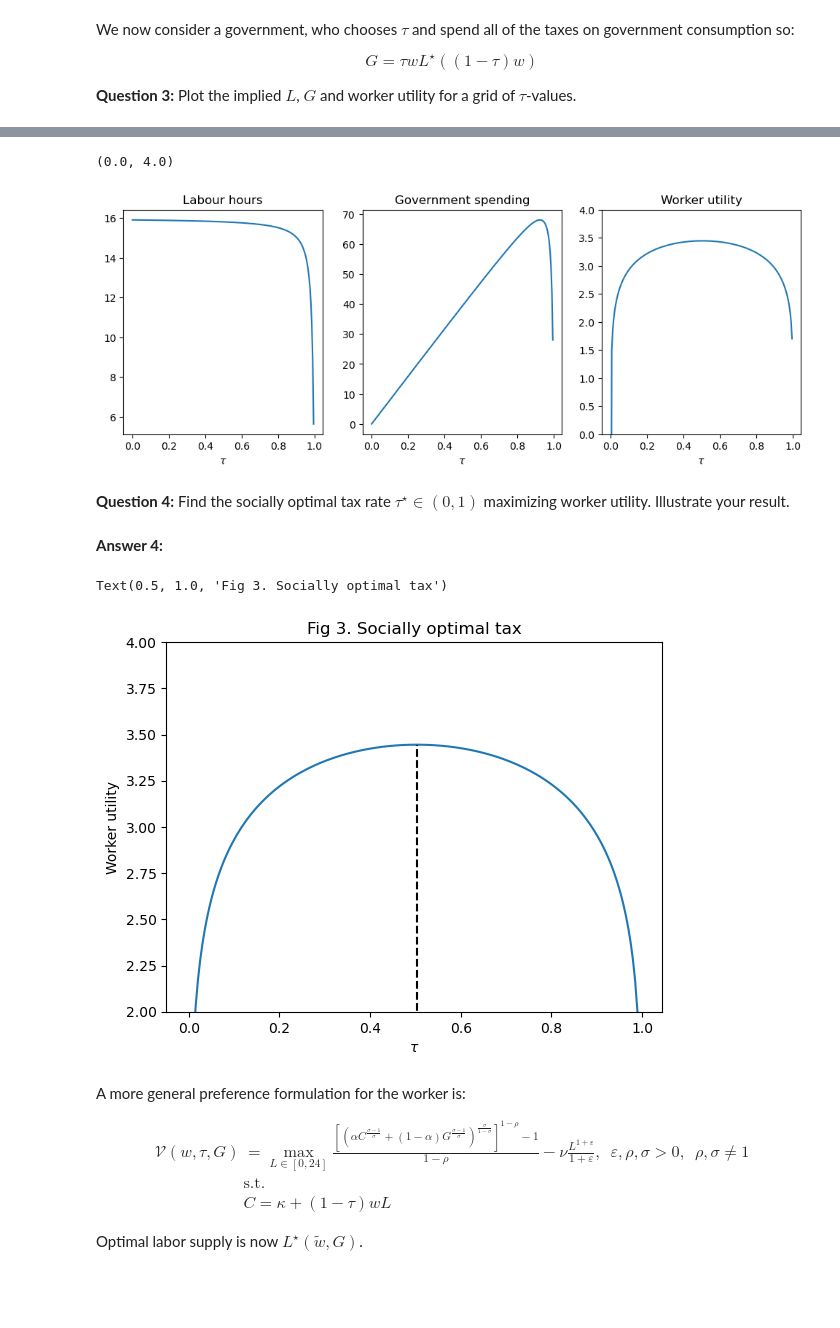
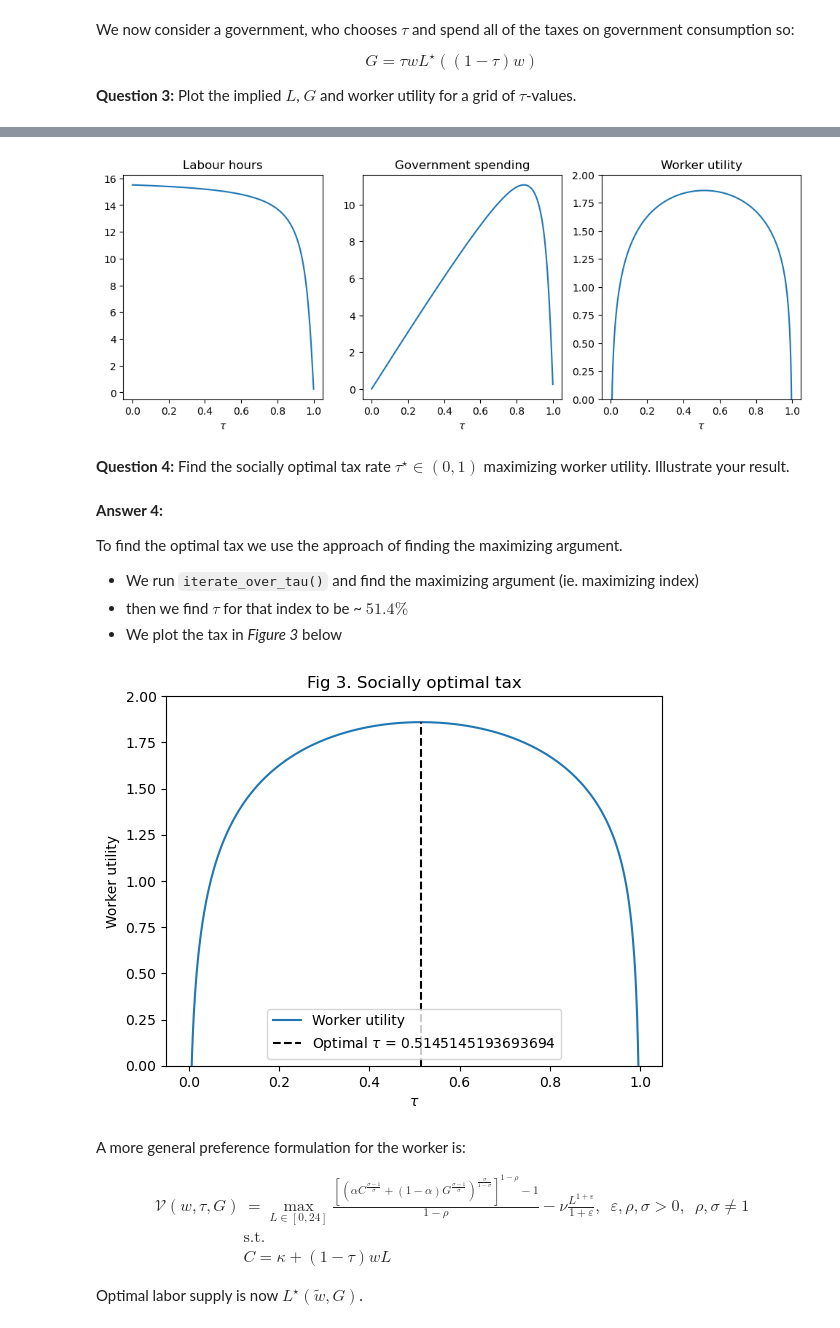
Before and after one commit to NumEconCopenhagen/projects-2023-scb, a Jupyter notebook: exam/Exam-2023-noteboob_FELIX.ipynb, the cells around one changed output, grey strips where cells are left out. Drawn from its saved outputs; the diff is of its cells as text; code cells hidden in the pictures; blank space fills up the shorter version.

```diff
--- a/exam/Exam-2023-noteboob_FELIX.ipynb
+++ b/exam/Exam-2023-noteboob_FELIX.ipynb
@@ -152,13 +163,11 @@ The analytical solutions for G=1 and G=2, respectively, are [15.30165022719559,
 # %%
-
-
 # Create grids
 ws = np.linspace(0,5,200)
 sols = np.empty((2,200))
 sol_1 = np.empty(200)
 sol_2 = np.empty(200)
 
-#Unpack solution for each G
+# iterate and unnpack solution for each G
 for i,w in enumerate(ws):
     bl.w = w
     sols = L_opt(G_list, bl)
@@ -176,4 +185,8 @@ ax.set_title(r"Fig 1. Labour hours as a function of wage, $w$")
 ax.set_ylabel(r'$L(\tilde w)$')
 ax.set_xlabel('$w$')
 ax.legend()
+
+# reset w and w_tilde
+bl.w = 1.0
+bl.w_tilde = (1-bl.tau)*bl.w
 # %% [output]
@@ -198,18 +218,13 @@ def G_func(L, bl): return bl.tau*bl.w*L
 def L_analytical_func(bl):
     return (-bl.kappa + np.sqrt(bl.kappa * bl.kappa + 4 * (bl.alpha / bl.nu) * bl.w_tilde * bl.w_tilde)) / (2 * bl.w_tilde)
 
-# Define Value function with definition for G substituted
-def V_new(L,bl):
-    return np.log(((bl.kappa + (1 - bl.tau) * bl.w * L) ** bl.alpha) * (bl.tau*bl.w*L) ** (1 - bl.alpha)) - bl.nu * ((L * L) / 2)
-
-
 def iterate_over_tau(bl, do_print = False):
 
     # Create grid of taus and empty arrays
-    tau_grid = np.linspace(1e-8,1,200)
-    L_vec = np.empty(200)
-    G_vec = np.empty(200)
-    V_vec = np.empty(200)
+    tau_grid = np.linspace(1e-8,1,1000)
+    L_vec = np.empty(1000)
+    G_vec = np.empty(1000)
+    V_vec = np.empty(1000)
 
     # Iterate L, G and V over tau
     for i, tau in enumerate(tau_grid):
@@ -217,7 +232,9 @@ def iterate_over_tau(bl, do_print = False):
         bl.w_tilde = (1-bl.tau)*bl.w
 
         L_vec[i] = L_analytical_func(bl)
+
         G_vec[i] = G_func(L_vec[i], bl)
+
         V_vec[i] = V(L_vec[i], G_vec[i], bl)
 
         if do_print == True:
@@ -226,7 +243,6 @@ def iterate_over_tau(bl, do_print = False):
     return tau_grid, L_vec, G_vec, V_vec
 
 tau_grid, L_vec, G_vec, V_vec = iterate_over_tau(bl)
-
 
 # Plot figures
 fig = plt.figure(figsize=(12,4))
@@ -244,32 +260,44 @@ ax = fig.add_subplot(1,3,3)
 ax.plot(tau_grid, V_vec)
 ax.set_title('Worker utility')
 ax.set_xlabel(r'$\tau$')
-ax.set_ylim(0,4)
+ax.set_ylim(0,2)
+
+# reset tau and w_tilde
+bl.tau = 0.3
+bl.w_tilde = (1-bl.tau)*bl.w
 # %% [output]
-(0.0, 4.0)
-[figure, old version]
+[figure, new version]
 # %% [markdown]
 **Question 4:** Find the socially optimal tax rate $\tau^{\star}\in(0,1)$ maximizing worker utility. Illustrate your result.
-# %% [markdown]
-**Answer 4:**
+# %% [markdown]
+**Answer 4:**
+
+To find the optimal tax we use the approach of finding the maximizing argument.
+* We run `iterate_over_tau()` and find the maximizing argument (ie. maximizing index)
+* then we find $\tau$ for that index to be ~ $51.4\%$
+* We plot the tax in *Figure 3* below
 # %%
 # Identify the maximum V and find the corresponding tau
 tau_grid, L_vec, G_vec, V_vec = iterate_over_tau(bl)
 argmax_index = np.argmax((np.nan_to_num(V_vec)))
 tau_opt  = tau_grid[argmax_index]
 
 # Illustrate in figure
 fig = plt.figure()
 ax = fig.add_subplot(1,1,1)
-ax.plot(tau_grid, V_vec)
-ax.vlines(tau_opt,0,np.max(np.nan_to_num(V_vec)), linestyles='--', colors='black')
-ax.set_ylim(2,4)
+ax.plot(tau_grid, V_vec, label = 'Worker utility')
+ax.vlines(tau_opt,0,np.max(np.nan_to_num(V_vec)), linestyles='--', colors='black', label = fr'Optimal $\tau$ = {tau_opt}')
+ax.set_ylim(0,2)
 ax.set_ylabel('Worker utility')
 ax.set_xlabel(r'$\tau$')
 ax.set_title('Fig 3. Socially optimal tax')
+ax.legend()
+
+# reset tau and w_tilde
+bl.tau = 0.3
+bl.w_tilde = (1-bl.tau)*bl.w_tilde
 # %% [output]
-Text(0.5, 1.0, 'Fig 3. Socially optimal tax')
-[figure, old version]
+[figure, new version]
 # %% [markdown]
 A more general preference formulation for the worker is:
 
```
Also changed, not shown: parts of 17 cells of this notebook.
